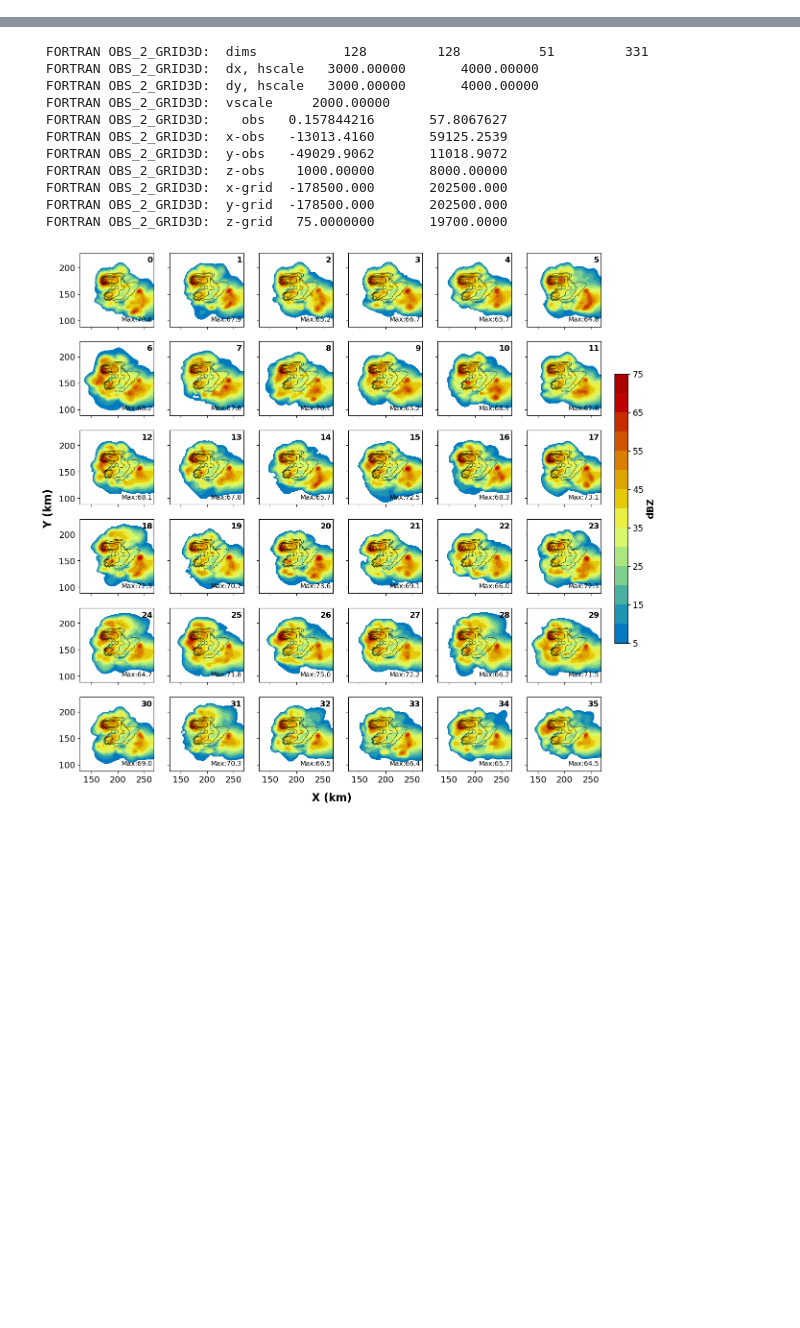
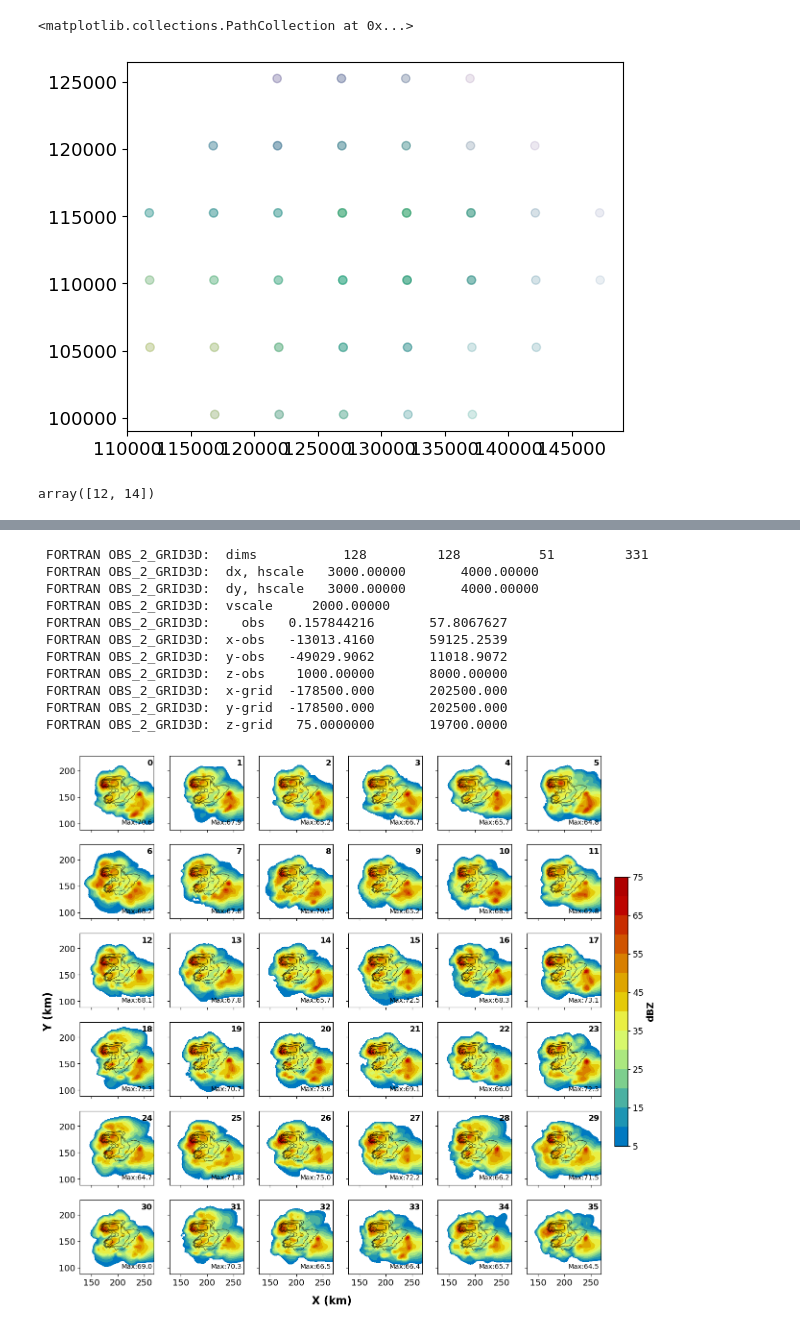
Before and after one commit to jessmcd/CM1_LETKF_2025, a Jupyter notebook: LETKF_testing.ipynb, the cells around one changed output, grey strips where cells are left out. Saved outputs shown, nothing was run; the diff lists cells and outputs as text; code cells hidden in the pictures; blank space fills up the shorter version.

```diff
--- a/LETKF_testing.ipynb
+++ b/LETKF_testing.ipynb
@@ -244,3 +242,31 @@ fig.text(0.07,0.5, r'Y (km)', weight='bold', va='center', fontsize=16, rotation=
 # %%
-50/(ens_state.dx/1000)
+import sys
+sys.path.append('src/')
+import ens
+from ens import calcHx
+import pandas as pd
+import state_vector as state_vector
+import datetime as DT
+import json
+
+fpath = '/work/jessica.mcdonald/CM1_LETKF_2025/experiments/test_w/'
+name = fpath.split('/')[-2]
+myDTstring = '2024,05,08,20,00,00'
+time = [2024,5,8,20,00,0]
+analysis_time = dt.datetime(int(time[0]),int(time[1]),int(time[2]),int(time[3]),int(time[4]),int(time[5]))
+sec_utime = "seconds since 1970-01-01 00:00:00"
+with open(f'{fpath}{name}.exp', 'rb') as f:
+    exper = json.load(f)
+files, myDT = ens.FindRestartFiles(exper, myDTstring, ret_exp=False,)
+
+state = ens.read_CM1_ens(files, exper, state_vector=state_vector.Hxf, DateTime=analysis_time)
+ens.ens_CM1_C2A(state)
+ens.ens_CM1_coords(state)
+
+obs_file = exper['radar_obs']
+window = int(exper['DA_PARAMS']['assim_window'])
+
+obs_error = exper['DA_PARAMS']['obs_errors']
+outlier = exper['DA_PARAMS']['outlier']
+obs_include = exper['DA_PARAMS']['obs_included']
 # %% [output]
@@ -253,0 +611,11 @@ TypeError: cannot unpack non-iterable Bbox object
+# %%
+plt.scatter(xs[kind==11], ys[kind==11], c=value[kind==11], alpha=0.1)
+# %% [output]
+<matplotlib.collections.PathCollection at 0x...>
+[figure, added]
+# %%
+mask = outlier <= 3
+
+np.unique(kind[mask])
+# %% [output]
+array([12, 14])
```
Also changed, not shown: parts of 62 cells of this notebook, 58 other files.
